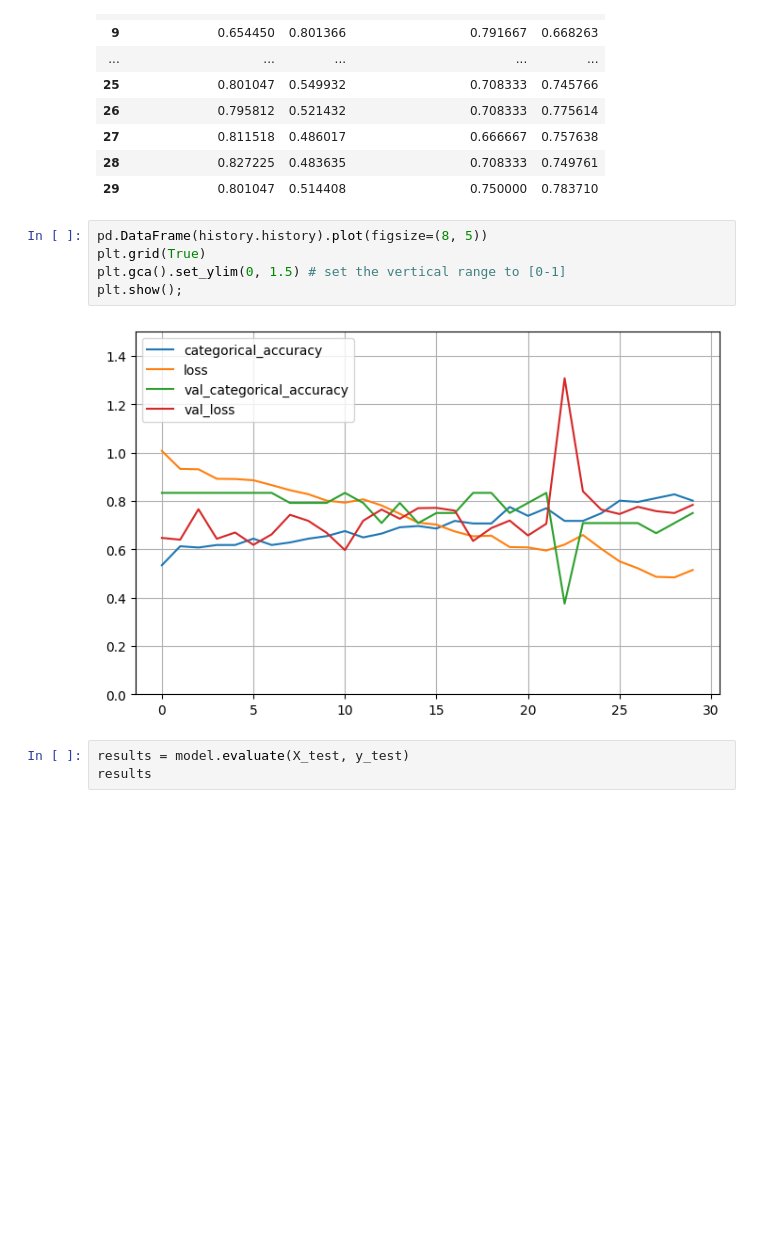
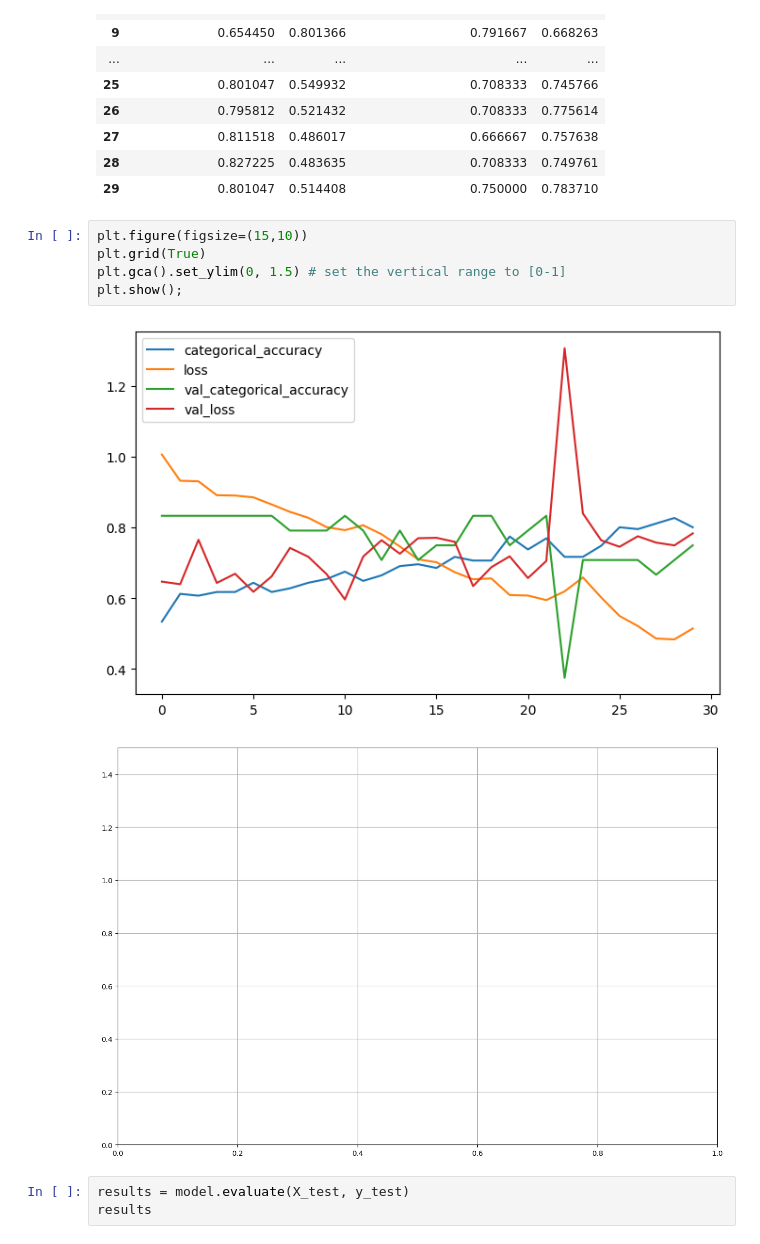
Before and after one commit to AGC79/proyecto_machine_learning_agc, a Jupyter notebook: proyecto_osteoporosis.ipynb, the cells around one changed output. Cells and saved outputs as stored; diff of their text form; blank space fills up the shorter version.

```diff
--- a/proyecto_osteoporosis.ipynb
+++ b/proyecto_osteoporosis.ipynb
@@ -619,12 +651,13 @@ pd.DataFrame(history.history)
 | 28 | 0.827225 | 0.483635 | 0.708333 | 0.749761 |
 | 29 | 0.801047 | 0.514408 | 0.750000 | 0.783710 |
 # %%
-pd.DataFrame(history.history).plot(figsize=(8, 5))
+plt.figure(figsize=(15,10))
 plt.grid(True)
 plt.gca().set_ylim(0, 1.5) # set the vertical range to [0-1]
 plt.show();
 # %% [output]
-[figure, old version]
+[figure, new version]
+[figure, added]
 # %%
 results = model.evaluate(X_test, y_test)
 results
```
Also changed, not shown: parts of 4 cells of this notebook, 3 other files.
